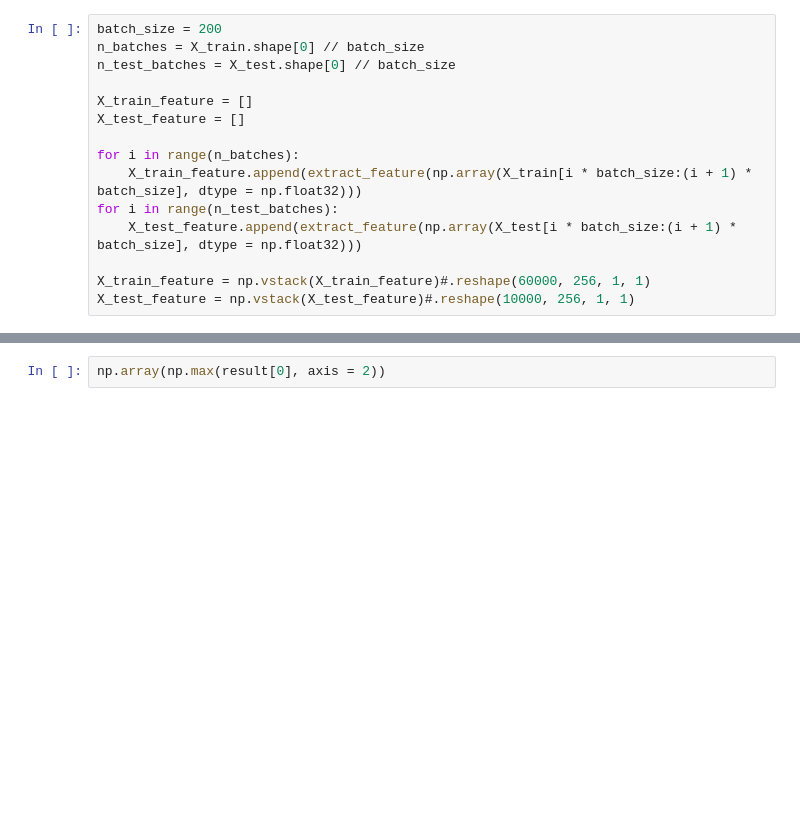
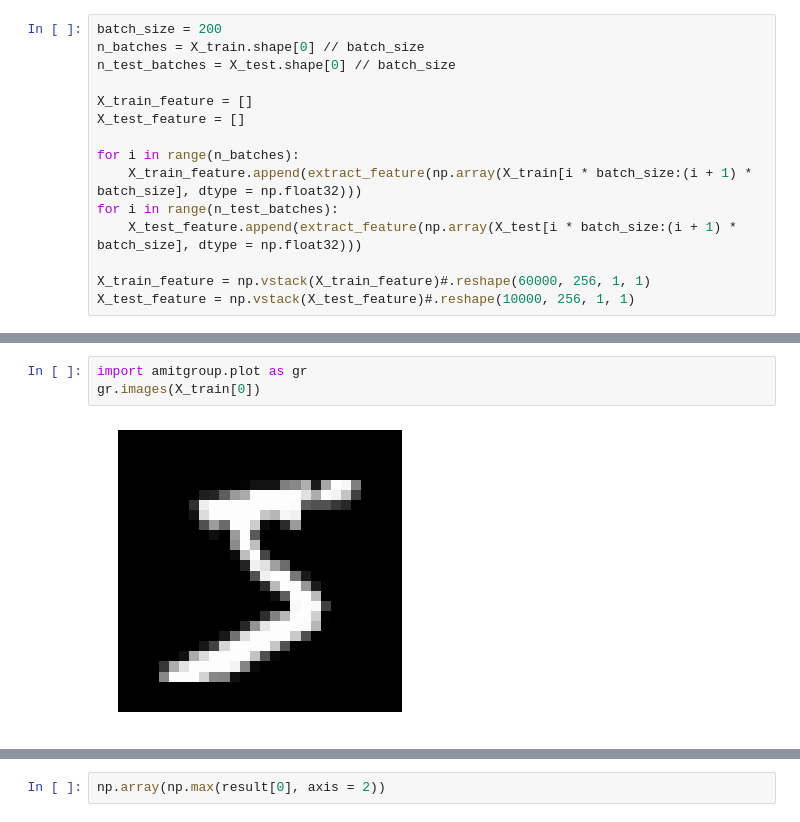
Before and after one commit to jiajunshen/MultipleDetection, a Jupyter notebook: ipythonNotebook/test base.ipynb, the cells around one changed output, grey strips where cells are left out. Drawn from its saved outputs; the diff is of its cells as text; blank space fills up the shorter version.

```diff
--- a/ipythonNotebook/test base.ipynb
+++ b/ipythonNotebook/test base.ipynb
@@ -50,3 +157,8 @@ np.mean(np.argmax(X_test_feature, axis = 1) == y_test)
+# %%
+import amitgroup.plot as gr
+gr.images(X_train[0])
+# %% [output]
+[figure, added]
 # %%
 X_train_feature.shape
 # %% [output]
```
Also changed, not shown: parts of 77 cells of this notebook, 5 other files.
